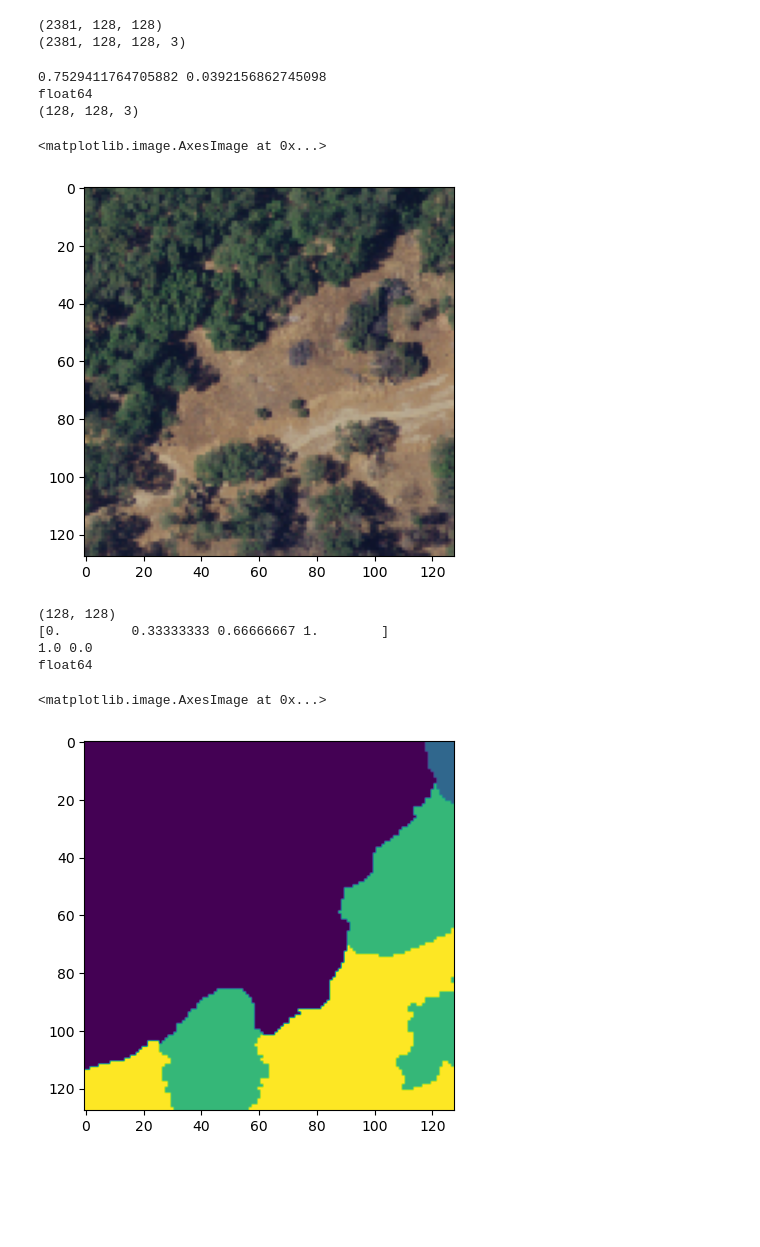
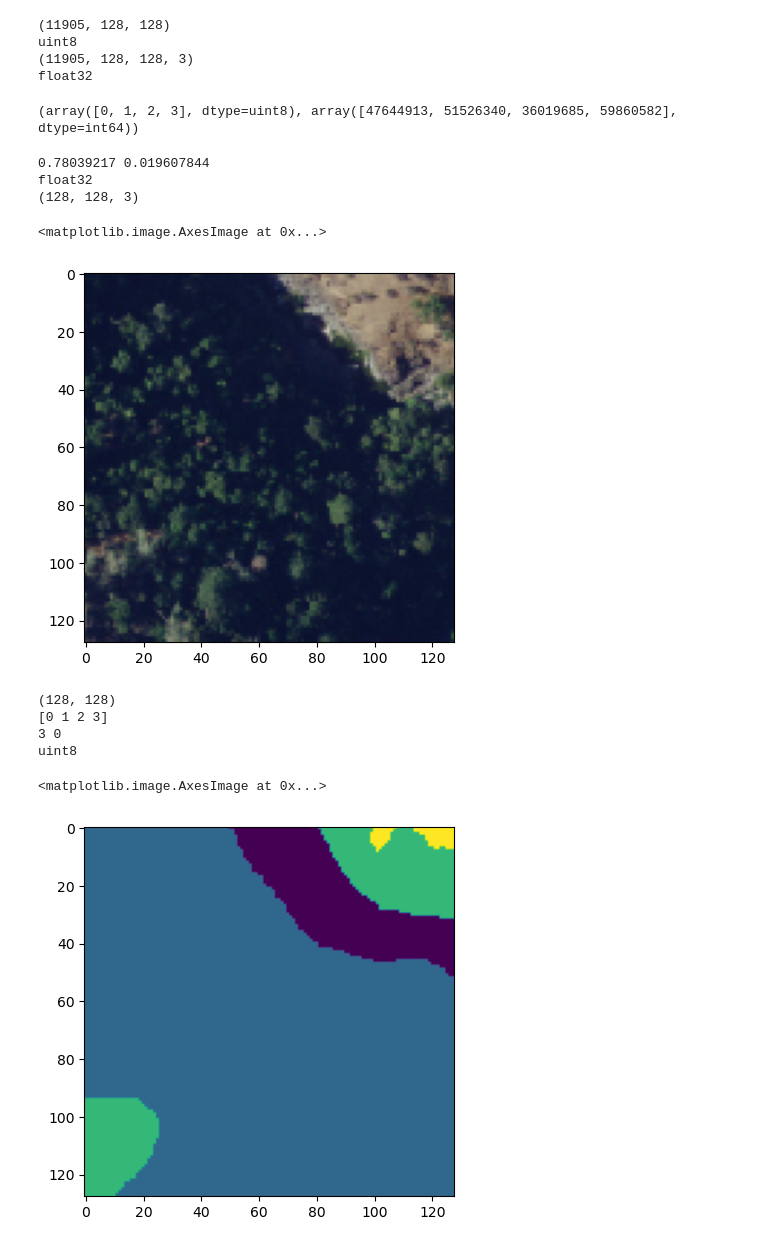
Before and after one commit to tylerjmwhit/Canopy_Damage_segmentation, a Jupyter notebook: segmented_dataset_classification.ipynb, the cells around one changed output. Saved outputs shown, nothing was run; the diff lists cells and outputs as text; code cells hidden in the pictures; blank space fills up the shorter version.

Commit message:
Changes to image segmentation code

```diff
--- a/segmented_dataset_classification.ipynb
+++ b/segmented_dataset_classification.ipynb
@@ -23,33 +18,41 @@ percent complete: 97%
 # %%
 print(segmented_naip_new_labels.shape)
+print(segmented_naip_new_labels.dtype)
 print(segmented_naip_images_tif.shape)
+print(segmented_naip_images_tif.dtype)
 # %% [output]
-(2381, 128, 128)
-(2381, 128, 128, 3)
+(11905, 128, 128)
+uint8
+(11905, 128, 128, 3)
+float32
+# %%
+print(np.unique(segmented_naip_new_labels, return_counts=True))
+# %% [output]
+(array([0, 1, 2, 3], dtype=uint8), array([47644913, 51526340, 36019685, 59860582], dtype=int64))
 # %%
-img = segmented_naip_images_tif[10]
+img = segmented_naip_images_tif[200]
 print(img.max(),img.min())
 print(img.dtype)
 print(img.shape)
 plt.imshow(img)
 # %% [output]
-0.7529411764705882 0.0392156862745098
-float64
+0.78039217 0.019607844
+float32
 (128, 128, 3)
 <matplotlib.image.AxesImage at 0x...>
-[figure, old version]
+[figure, new version]
 # %%
-lbl = segmented_naip_new_labels[10,:,:]
+lbl = segmented_naip_new_labels[200]
 print(lbl.shape)
 print(np.unique(lbl))
 print(lbl.max(),lbl.min())
 print(lbl.dtype)
 plt.imshow(lbl)
 # %% [output]
 (128, 128)
-[0.         0.33333333 0.66666667 1.        ]
-1.0 0.0
-float64
+[0 1 2 3]
+3 0
+uint8
 <matplotlib.image.AxesImage at 0x...>
-[figure, old version]
+[figure, new version]
 # %%
```
Also changed, not shown: parts of 26 cells of this notebook, 1 other file.
